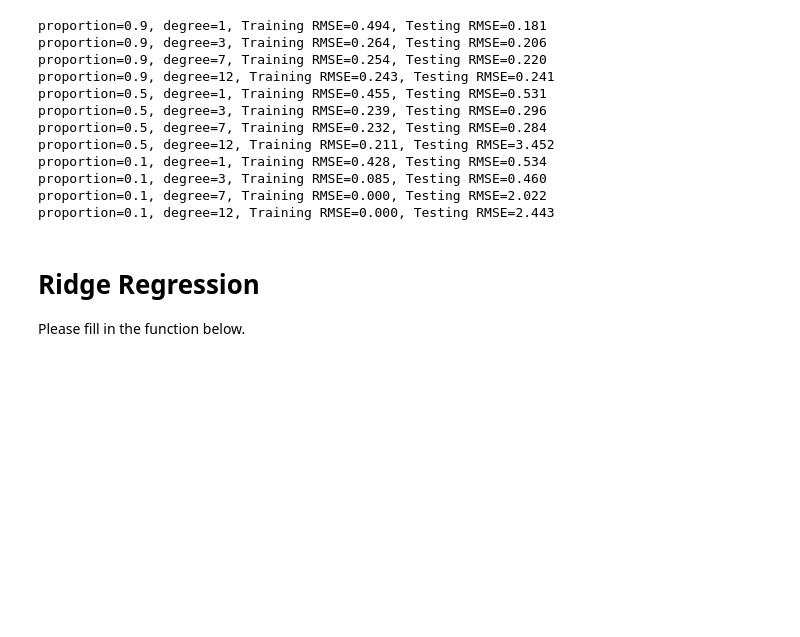
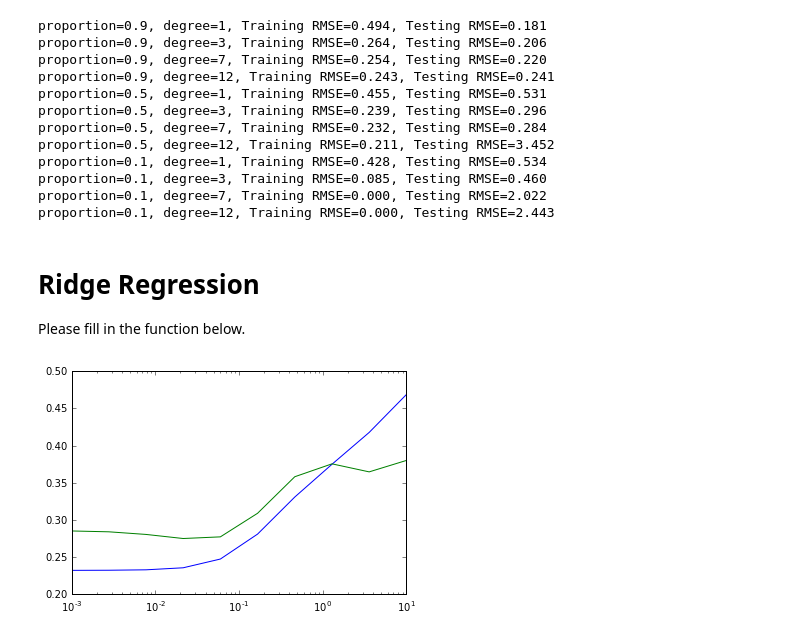
Before and after one commit to PaluchowskiMatthew/MachineLearning, a Jupyter notebook: ex03.ipynb, the cells around one changed output. Saved outputs shown, nothing was run; the diff lists cells and outputs as text; code cells hidden in the pictures; blank space fills up the shorter version.

```diff
--- a/ex03.ipynb
+++ b/ex03.ipynb
@@ -309,28 +306,47 @@ def ridge_regression(y, tx, lamb):
 # %%
 def ridge_regression_demo(x, y, degree, ratio, seed):
     """ridge regression demo."""
     # define parameter
     lambdas = np.logspace(-3, 1, 10)
     # ***************************************************
     # INSERT YOUR CODE HERE
     # split the data, and return train and test data: TODO
     # ***************************************************
     x_train, y_train, x_test, y_test = split_data(x, y, ratio, seed)
     # ***************************************************
     # INSERT YOUR CODE HERE
     # form train and test data with polynomial basis function: TODO
     # ***************************************************
     phi_train = build_poly(x_train, degree)
     phi_test = build_poly(x_test, degree)
     # ***************************************************
     # INSERT YOUR CODE HERE
     # ridge regression with different lambda: TODO
     # ***************************************************
+    loss_train = []
+    loss_test = []
     for idx, lamb in enumerate(lambdas):
-        w = ridge_regression(y_test, phi_test, lamb)
+        w = ridge_regression(y_train, phi_train, lamb)
+
+        e_te = compute_loss(y_test, phi_test, w)
+        mse_te = np.dot(np.transpose(e_te), e_te)/(2*len(y_test))
+        rmse_te = np.sqrt(2*mse_te)
+
+        e_tr = compute_loss(y_train, phi_train, w)
+        mse_tr = np.dot(np.transpose(e_tr), e_tr)/(2*len(y_train))
+        rmse_tr = np.sqrt(2*mse_tr)
+
+        loss_train.append(rmse_tr)
+        loss_test.append(rmse_te)
+
+    plt.semilogx(lambdas, loss_train)
+    plt.semilogx(lambdas, loss_test)
+    plt.show
 
 
 seed = 6
 degree = 7
 split_ratio = 0.5
 ridge_regression_demo(x, y, degree, split_ratio, seed)
+# %% [output]
+[figure, added]
```
Also changed, not shown: parts of 1 cell of this notebook.
